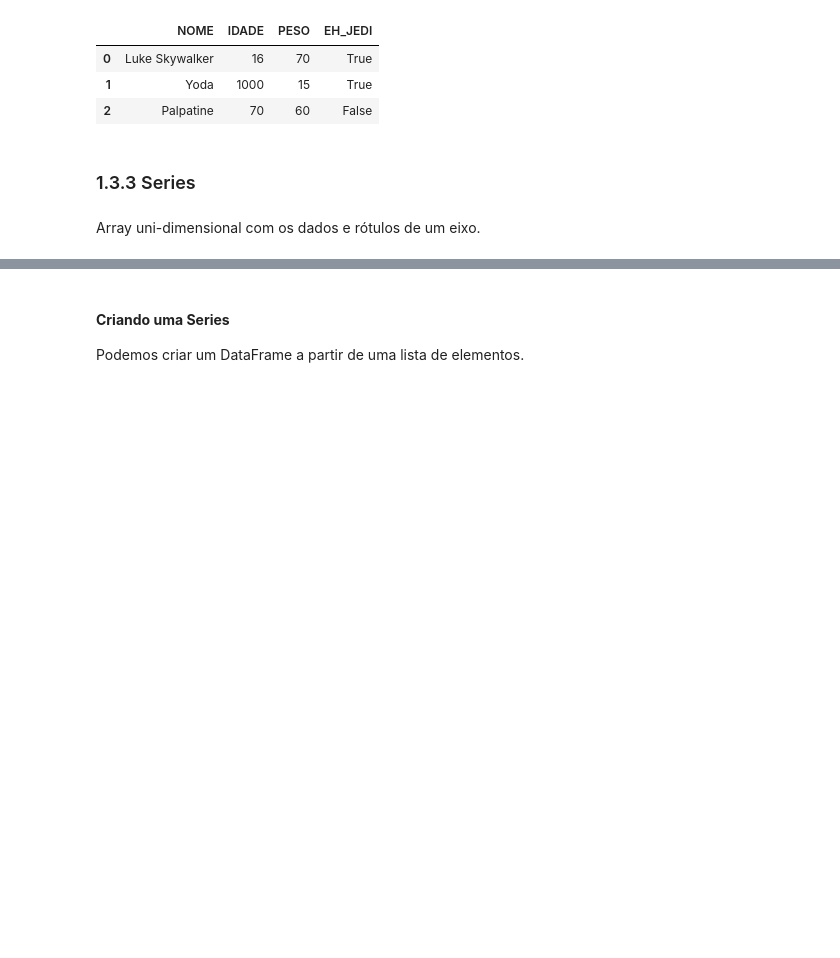
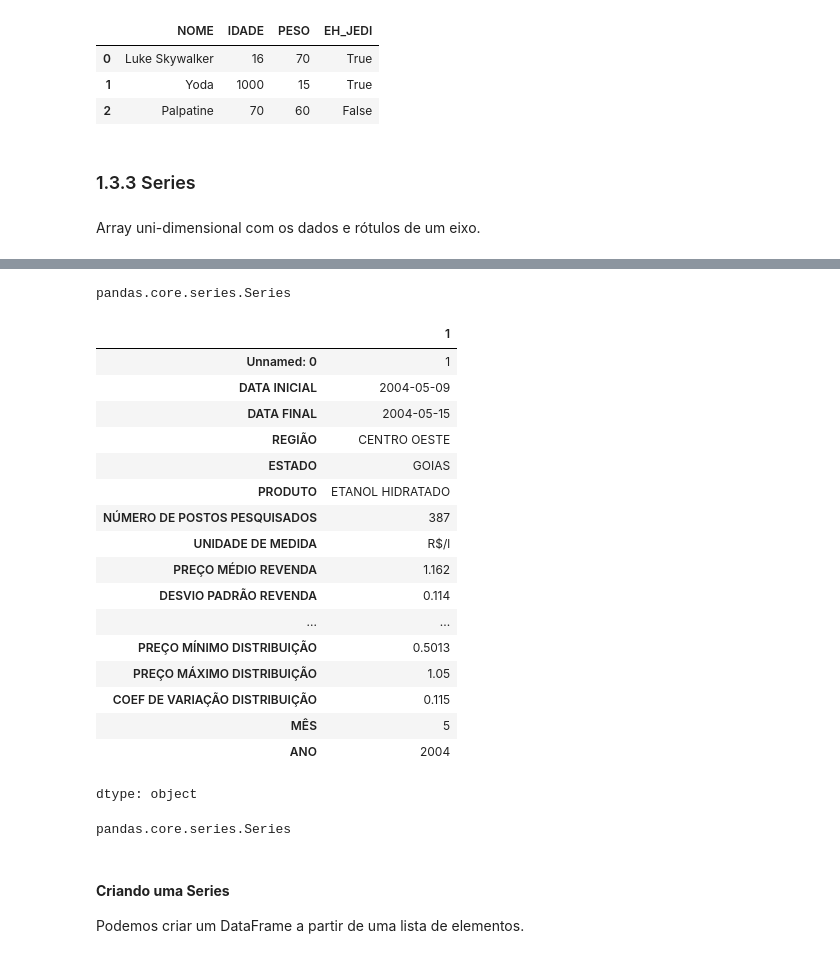
Before and after one commit to GustavoEmanuel901/Pandas-Python, a Jupyter notebook: manipulacao_de_dados_codigo_base.ipynb, the cells around one changed output, grey strips where cells are left out. Saved outputs shown, nothing was run; the diff lists cells and outputs as text; code cells hidden in the pictures; blank space fills up the shorter version.

Commit message:
Series

```diff
--- a/manipulacao_de_dados_codigo_base.ipynb
+++ b/manipulacao_de_dados_codigo_base.ipynb
@@ -257,3 +301,32 @@ Array uni-dimensional com os dados e rótulos de um eixo.
+# %%
+type(data.ESTADO)
+# %% [output]
+pandas.core.series.Series
+# %%
+data.iloc[1]
+# %% [output]
+|  | 1 |
+| Unnamed: 0 | 1 |
+| DATA INICIAL | 2004-05-09 |
+| DATA FINAL | 2004-05-15 |
+| REGIÃO | CENTRO OESTE |
+| ESTADO | GOIAS |
+| PRODUTO | ETANOL HIDRATADO |
+| NÚMERO DE POSTOS PESQUISADOS | 387 |
+| UNIDADE DE MEDIDA | R$/l |
+| PREÇO MÉDIO REVENDA | 1.162 |
+| DESVIO PADRÃO REVENDA | 0.114 |
+| ... | ... |
+| PREÇO MÍNIMO DISTRIBUIÇÃO | 0.5013 |
+| PREÇO MÁXIMO DISTRIBUIÇÃO | 1.05 |
+| COEF DE VARIAÇÃO DISTRIBUIÇÃO | 0.115 |
+| MÊS | 5 |
+| ANO | 2004 |
+dtype: object
+# %%
+type(data.iloc[1])
+# %% [output]
+pandas.core.series.Series
 # %% [markdown]
 #### **Criando uma Series**
 
```
Also changed, not shown: parts of 5 cells of this notebook.
